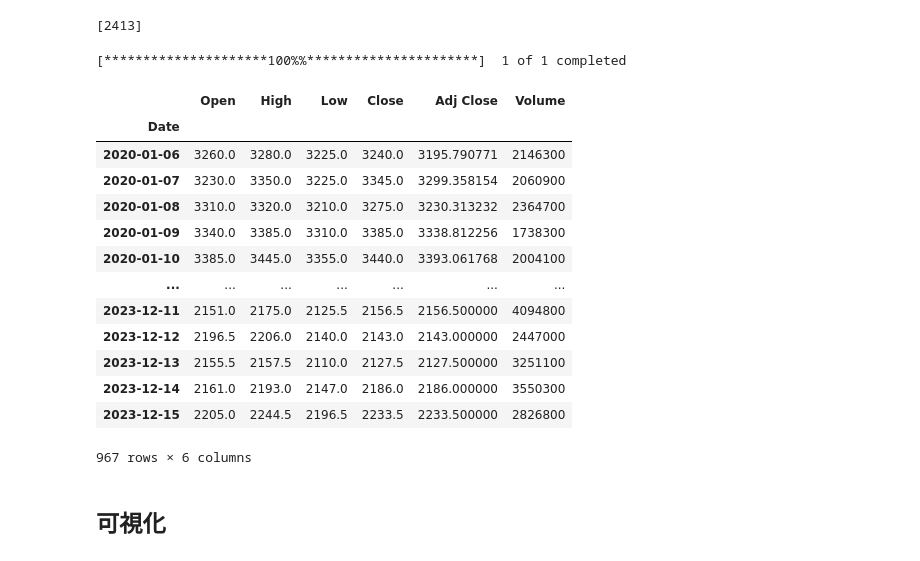
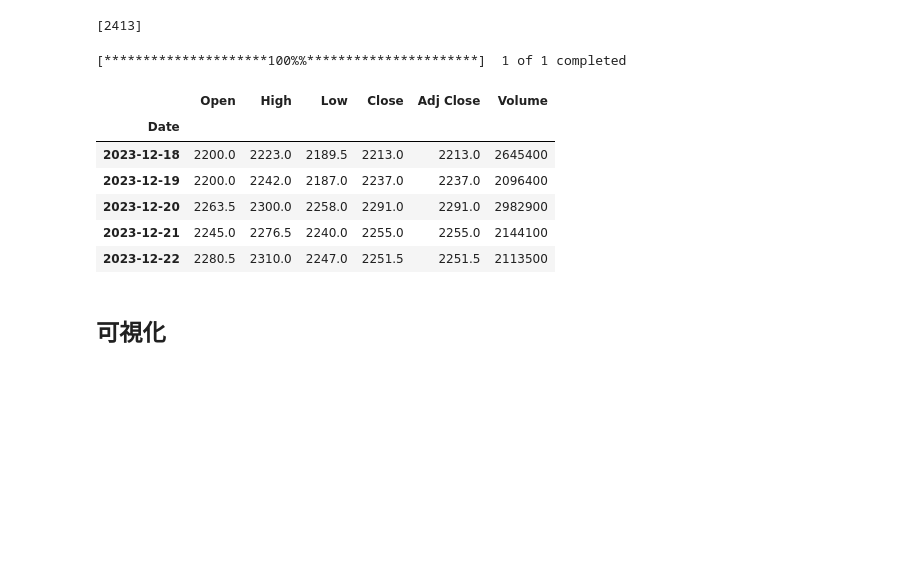
Before and after one commit to KOHTA0405/stock_price, a Jupyter notebook: stock_price.ipynb, the cells around one changed output. Drawn from its saved outputs; the diff is of its cells as text; code cells hidden in the pictures; blank space fills up the shorter version.

```diff
--- a/stock_price.ipynb
+++ b/stock_price.ipynb
@@ -24,21 +26,14 @@ x
 # %%
 # yf.download(対象の株銘柄, 期間, 頻度)
 ticker = "2413.T"
 data = yf.download(ticker, start="2020-01-01", end="2023-12-31", interval="1d")
-data
+data.tail()
 # %% [output]
 [*********************100%%**********************]  1 of 1 completed
 |  | Open | High | Low | Close | Adj Close | Volume |
 | Date |  |  |  |  |  |  |
-| 2020-01-06 | 3260.0 | 3280.0 | 3225.0 | 3240.0 | 3195.790771 | 2146300 |
-| 2020-01-07 | 3230.0 | 3350.0 | 3225.0 | 3345.0 | 3299.358154 | 2060900 |
-| 2020-01-08 | 3310.0 | 3320.0 | 3210.0 | 3275.0 | 3230.313232 | 2364700 |
-| 2020-01-09 | 3340.0 | 3385.0 | 3310.0 | 3385.0 | 3338.812256 | 1738300 |
-| 2020-01-10 | 3385.0 | 3445.0 | 3355.0 | 3440.0 | 3393.061768 | 2004100 |
-| ... | ... | ... | ... | ... | ... | ... |
-| 2023-12-11 | 2151.0 | 2175.0 | 2125.5 | 2156.5 | 2156.500000 | 4094800 |
-| 2023-12-12 | 2196.5 | 2206.0 | 2140.0 | 2143.0 | 2143.000000 | 2447000 |
-| 2023-12-13 | 2155.5 | 2157.5 | 2110.0 | 2127.5 | 2127.500000 | 3251100 |
-| 2023-12-14 | 2161.0 | 2193.0 | 2147.0 | 2186.0 | 2186.000000 | 3550300 |
-| 2023-12-15 | 2205.0 | 2244.5 | 2196.5 | 2233.5 | 2233.500000 | 2826800 |
+| 2023-12-18 | 2200.0 | 2223.0 | 2189.5 | 2213.0 | 2213.0 | 2645400 |
+| 2023-12-19 | 2200.0 | 2242.0 | 2187.0 | 2237.0 | 2237.0 | 2096400 |
+| 2023-12-20 | 2263.5 | 2300.0 | 2258.0 | 2291.0 | 2291.0 | 2982900 |
+| 2023-12-21 | 2245.0 | 2276.5 | 2240.0 | 2255.0 | 2255.0 | 2144100 |
+| 2023-12-22 | 2280.5 | 2310.0 | 2247.0 | 2251.5 | 2251.5 | 2113500 |
-967 rows × 6 columns
```
Also changed, not shown: parts of 20 cells of this notebook.
